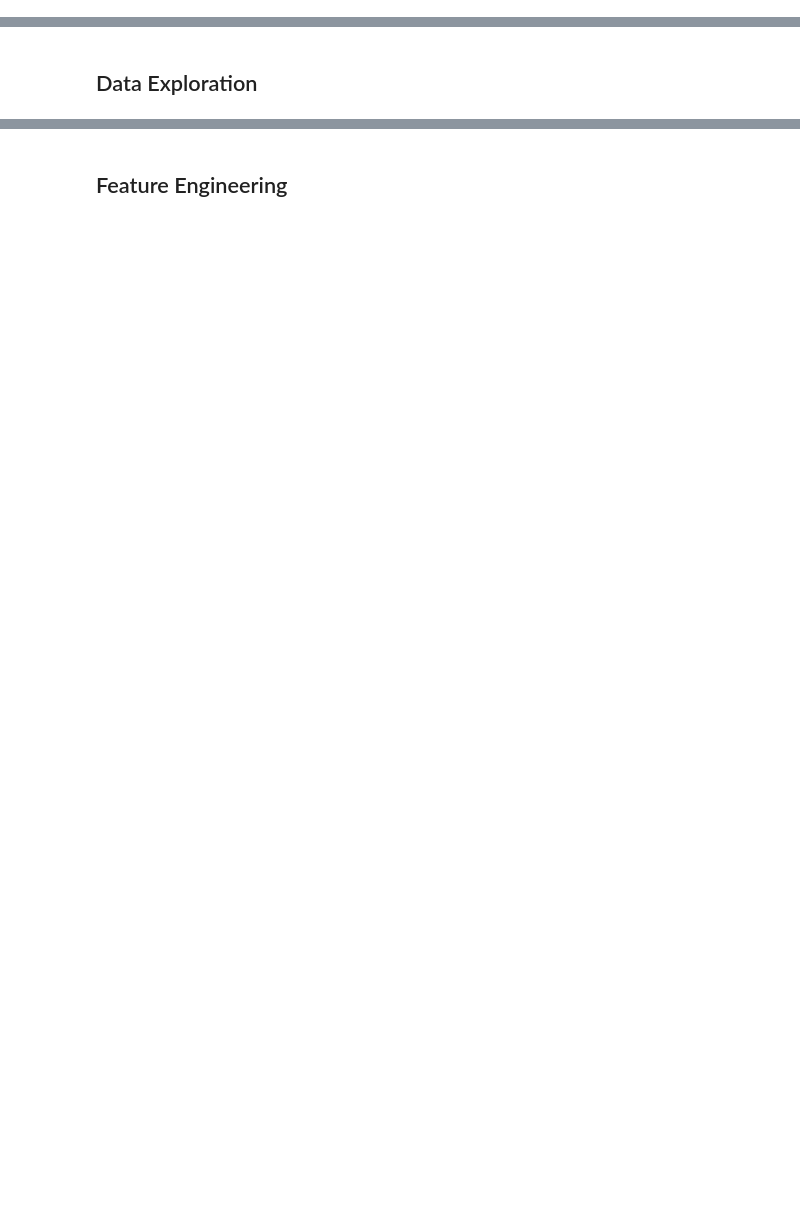
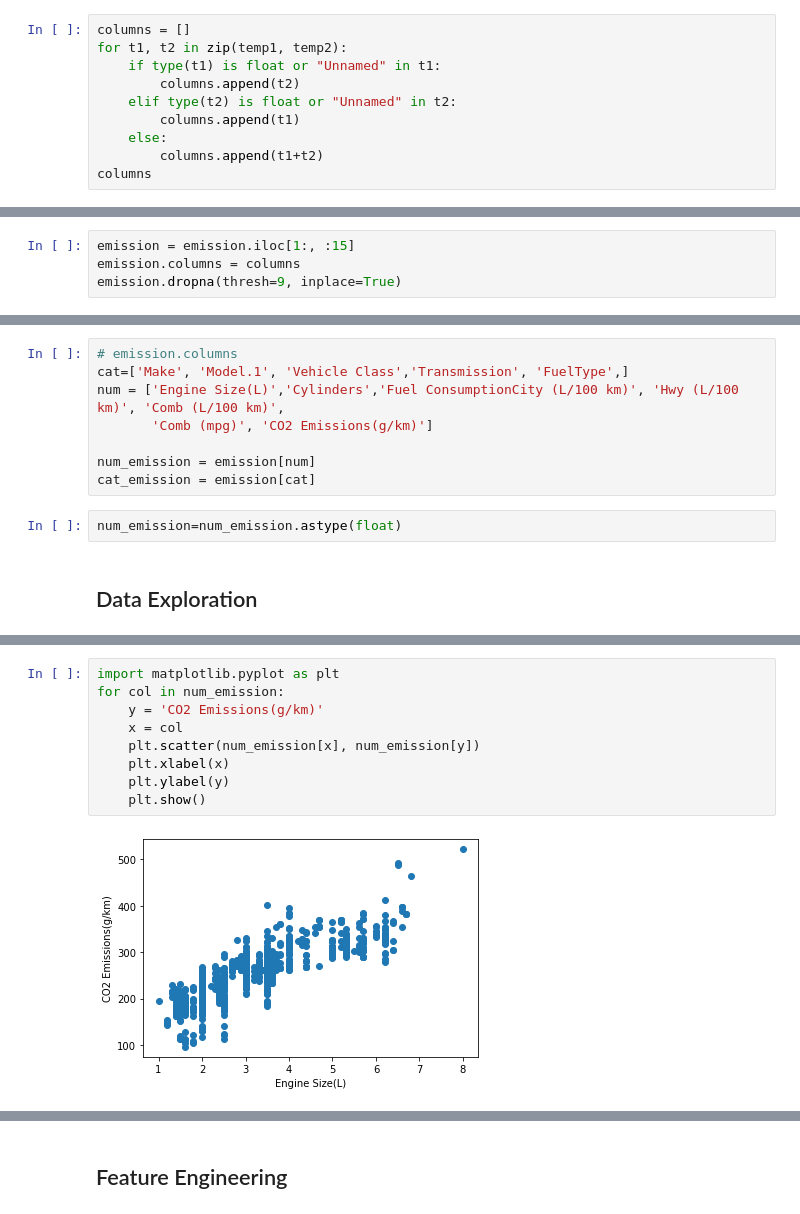
Before and after one commit to Ridzy619/Datafain, a Jupyter notebook: Courses/Classification and Regression With Python/Linear Regression with Python - Classwork.ipynb, the cells around one changed output, grey strips where cells are left out. Cells and saved outputs as stored; diff of their text form; blank space fills up the shorter version.

```diff
--- a/Courses/Classification and Regression With Python/Linear Regression with Python - Classwork.ipynb
+++ b/Courses/Classification and Regression With Python/Linear Regression with Python - Classwork.ipynb
@@ -31,0 +62,10 @@ The dataset was gotten from the website of [Government of Canada Website](https:
+# %%
+columns = []
+for t1, t2 in zip(temp1, temp2):
+    if type(t1) is float or "Unnamed" in t1:
+        columns.append(t2)
+    elif type(t2) is float or "Unnamed" in t2:
+        columns.append(t1)
+    else:
+        columns.append(t1+t2)
+columns
@@ -31,0 +88,4 @@ The dataset was gotten from the website of [Government of Canada Website](https:
+# %%
+emission = emission.iloc[1:, :15]
+emission.columns = columns
+emission.dropna(thresh=9, inplace=True)
@@ -32,2 +108,12 @@ The dataset was gotten from the website of [Government of Canada Website](https:
+# %%
+# emission.columns
+cat=['Make', 'Model.1', 'Vehicle Class','Transmission', 'FuelType',]
+num = ['Engine Size(L)','Cylinders','Fuel ConsumptionCity (L/100 km)', 'Hwy (L/100 km)', 'Comb (L/100 km)',
+       'Comb (mpg)', 'CO2 Emissions(g/km)']
+
+num_emission = emission[num]
+cat_emission = emission[cat]
+# %%
+num_emission=num_emission.astype(float)
 # %% [markdown]
 ## Data Exploration
@@ -33,0 +148,11 @@ The dataset was gotten from the website of [Government of Canada Website](https:
+# %%
+import matplotlib.pyplot as plt
+for col in num_emission:
+    y = 'CO2 Emissions(g/km)'
+    x = col
+    plt.scatter(num_emission[x], num_emission[y])
+    plt.xlabel(x)
+    plt.ylabel(y)
+    plt.show()
+# %% [output]
+[figure, added]
```
Also changed, not shown: parts of 38 cells of this notebook, 2 other files.
